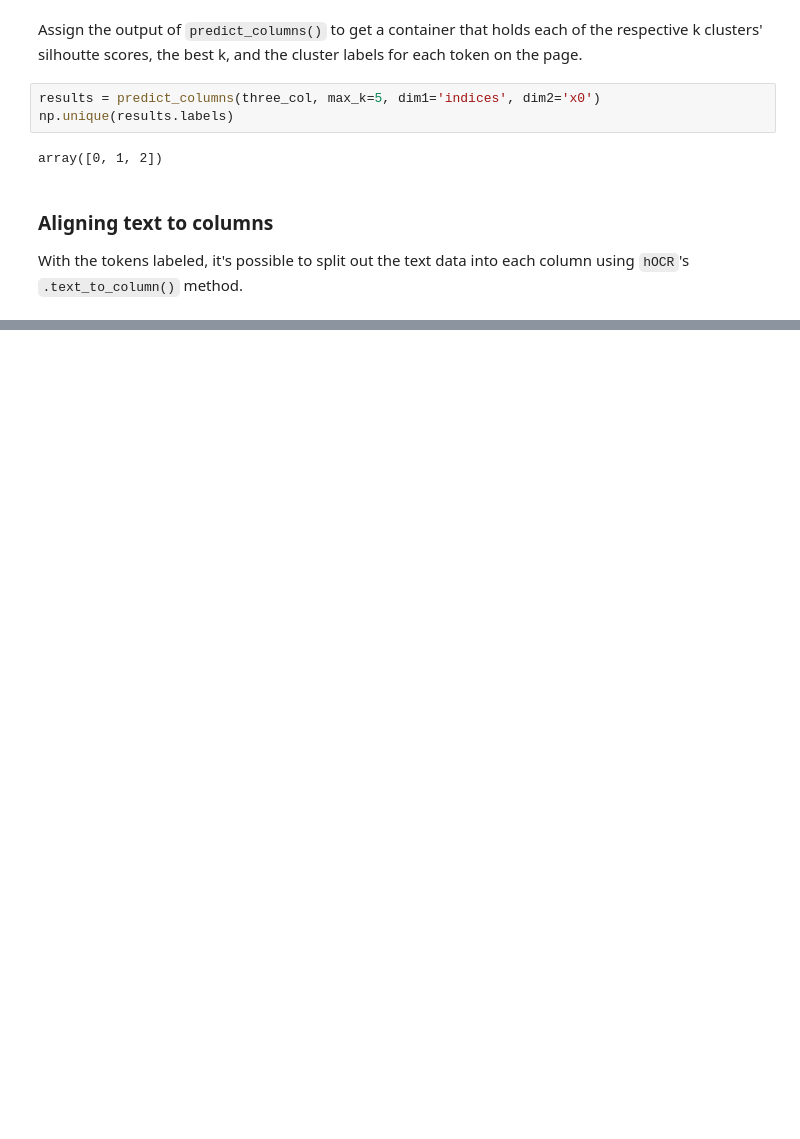
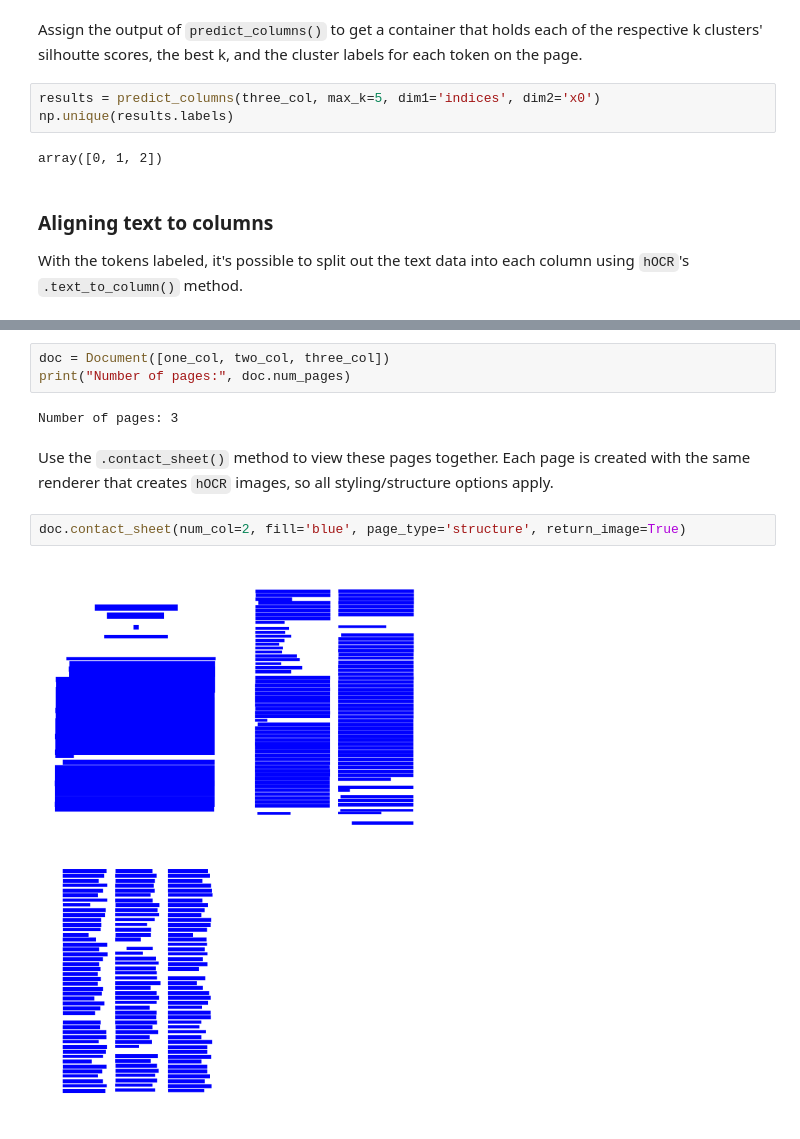
Before and after one commit to t-shoemaker/hOCRpy, a Jupyter notebook: analysis.ipynb, the cells around one changed output, grey strips where cells are left out. Drawn from its saved outputs; the diff is of its cells as text; blank space fills up the shorter version.

Commit message:
document wrapper

```diff
--- a/analysis.ipynb
+++ b/analysis.ipynb
@@ -134,0 +144,11 @@ Column 1: non arcu risus quis varius. Odio aenean sed adipiscing diam
+# %%
+doc = Document([one_col, two_col, three_col])
+print("Number of pages:", doc.num_pages)
+# %% [output]
+Number of pages: 3
+# %% [markdown]
+Use the `.contact_sheet()` method to view these pages together. Each page is created with the same renderer that creates `hOCR` images, so all styling/structure options apply.
+# %%
+doc.contact_sheet(num_col=2, fill='blue', page_type='structure', return_image=True)
+# %% [output]
+[figure, added]
```
Also changed, not shown: parts of 10 cells of this notebook, 2 other files.
